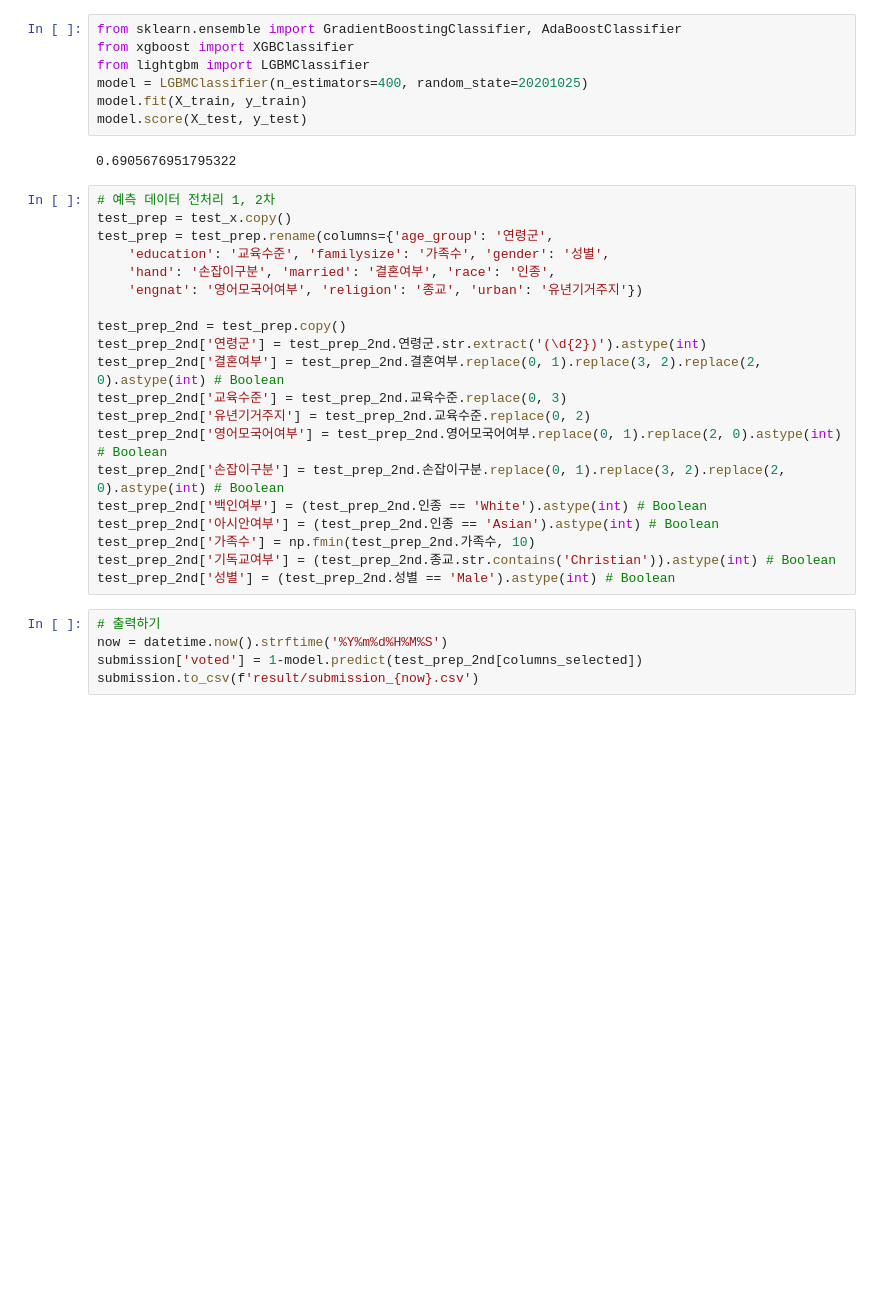
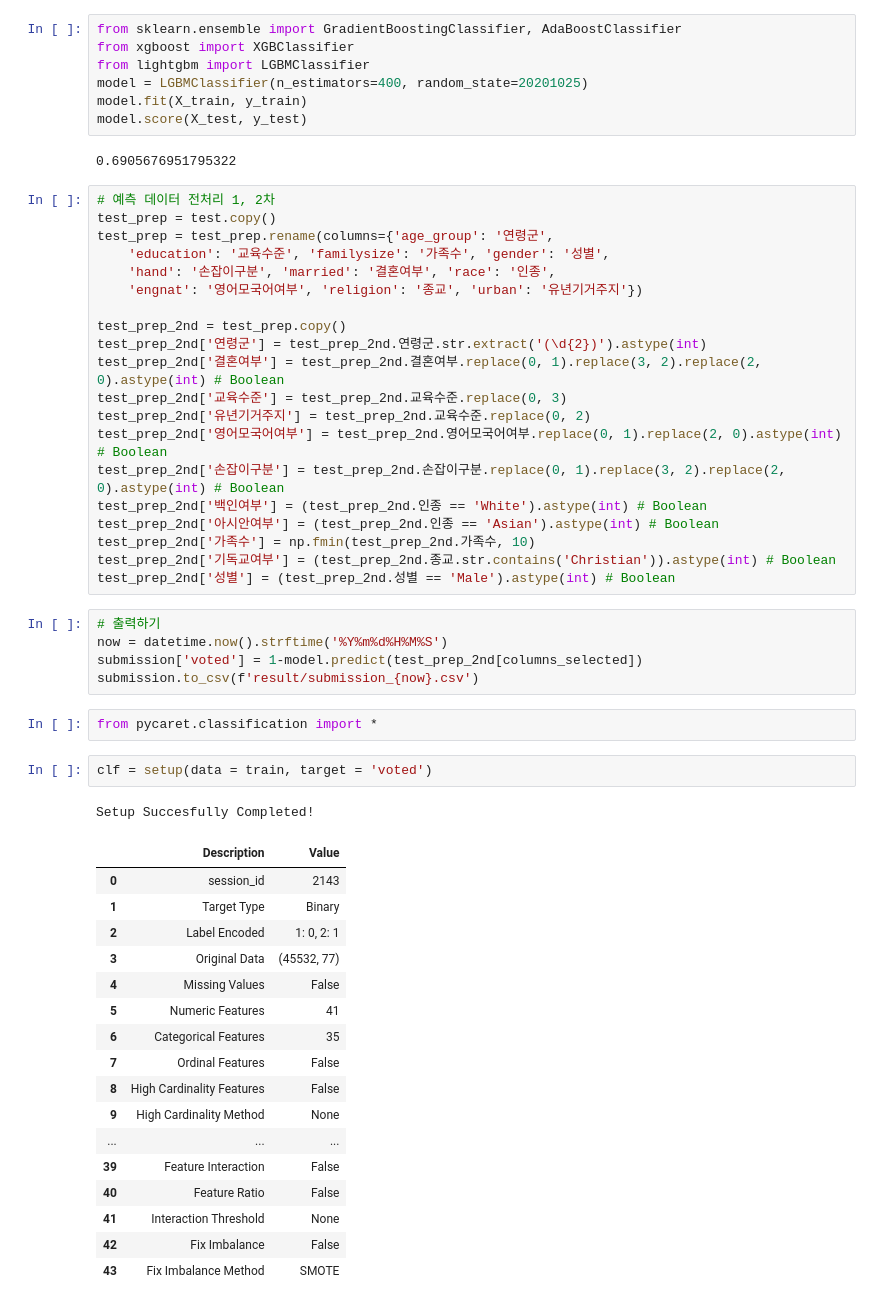
Before and after one commit to lee3jjang/hello-world, a Jupyter notebook: python/dacon_20201024.ipynb, the cells around one changed output. Drawn from its saved outputs; the diff is of its cells as text; blank space fills up the shorter version.

```diff
--- a/python/dacon_20201024.ipynb
+++ b/python/dacon_20201024.ipynb
@@ -170,7 +159,7 @@ model.score(X_test, y_test)
 0.6905676951795322
 # %%
 # 예측 데이터 전처리 1, 2차
-test_prep = test_x.copy()
+test_prep = test.copy()
 test_prep = test_prep.rename(columns={'age_group': '연령군',
     'education': '교육수준', 'familysize': '가족수', 'gender': '성별',
     'hand': '손잡이구분', 'married': '결혼여부', 'race': '인종',
@@ -193,3 +182,26 @@ test_prep_2nd['성별'] = (test_prep_2nd.성별 == 'Male').astype(int) # Boolean
 now = datetime.now().strftime('%Y%m%d%H%M%S')
 submission['voted'] = 1-model.predict(test_prep_2nd[columns_selected])
 submission.to_csv(f'result/submission_{now}.csv')
+# %%
+from pycaret.classification import *
+# %%
+clf = setup(data = train, target = 'voted')
+# %% [output]
+Setup Succesfully Completed!
+|  | Description | Value |
+| 0 | session_id | 2143 |
+| 1 | Target Type | Binary |
+| 2 | Label Encoded | 1: 0, 2: 1 |
+| 3 | Original Data | (45532, 77) |
+| 4 | Missing Values | False |
+| 5 | Numeric Features | 41 |
+| 6 | Categorical Features | 35 |
+| 7 | Ordinal Features | False |
+| 8 | High Cardinality Features | False |
+| 9 | High Cardinality Method | None |
+| ... | ... | ... |
+| 39 | Feature Interaction | False |
+| 40 | Feature Ratio | False |
+| 41 | Interaction Threshold | None |
+| 42 | Fix Imbalance | False |
+| 43 | Fix Imbalance Method | SMOTE |
```
Also changed, not shown: parts of 9 cells of this notebook.
